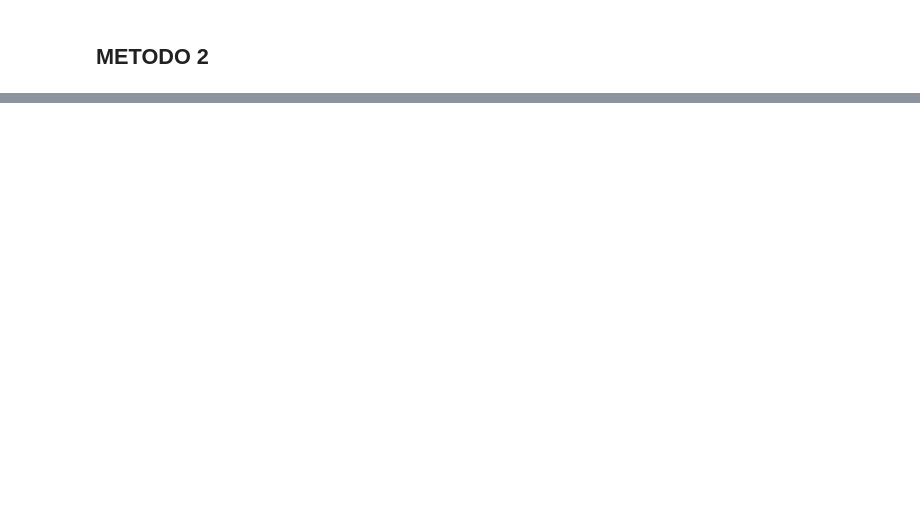
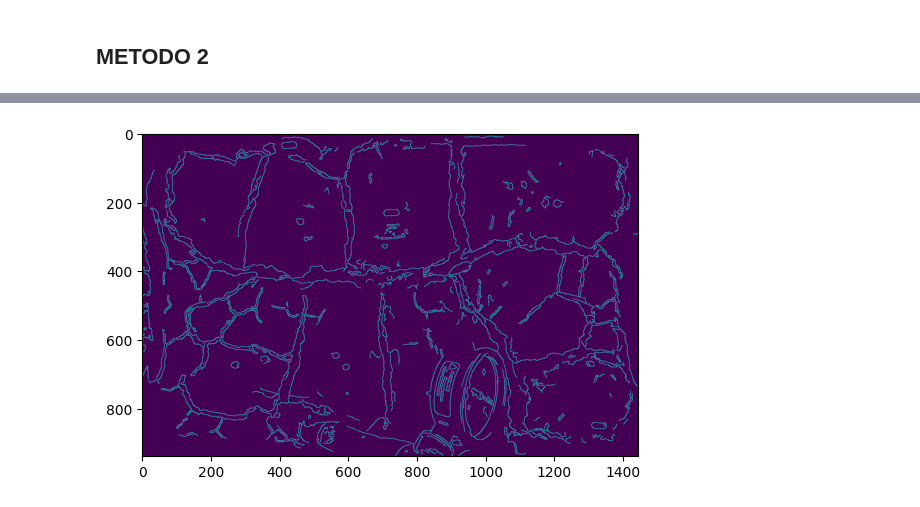
Before and after one commit to eadelgadillom/Projects_Private, a Jupyter notebook: image_processing_.ipynb, the cells around one changed output, grey strips where cells are left out. Saved outputs shown, nothing was run; the diff lists cells and outputs as text; code cells hidden in the pictures; blank space fills up the shorter version.

```diff
--- a/image_processing_.ipynb
+++ b/image_processing_.ipynb
@@ -64,13 +73,15 @@ plt.show()
 # %%
 gray = cv2.cvtColor(img_2, cv2.COLOR_BGR2GRAY)
 kernel_size = 9
 blur_gray = cv2.GaussianBlur(gray, (kernel_size, kernel_size), 0)
 low_threshold = 50
 high_threshold = 150
 edges = cv2.Canny(blur_gray, low_threshold, high_threshold)
-plt.figure(figsize=(3, 3))
+#plt.figure(figsize=(3, 3))
 plt.imshow(edges)
 plt.show()
+# %% [output]
+[figure, added]
 # %%
 rho = 1  # distance resolution in pixels of the Hough grid
 theta = np.pi / 180  # angular resolution in radians of the Hough grid
```
Also changed, not shown: parts of 14 cells of this notebook.
